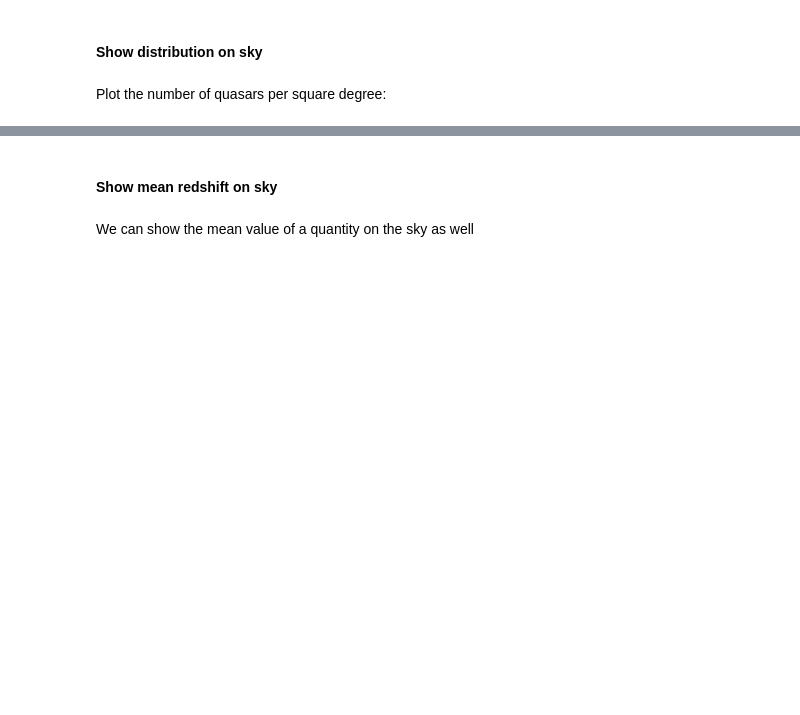
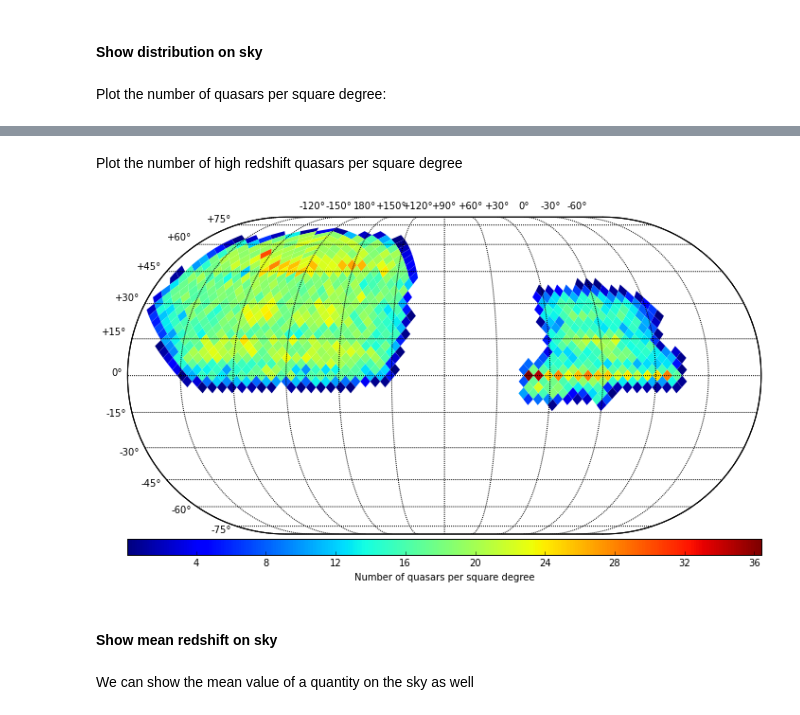
Before and after one commit to dkirkby/bossdata, a Jupyter notebook: examples/nb/MakingSkyPlots.ipynb, the cells around one changed output, grey strips where cells are left out. Cells and saved outputs as stored; diff of their text form; code cells hidden in the pictures; blank space fills up the shorter version.

```diff
--- a/examples/nb/MakingSkyPlots.ipynb
+++ b/examples/nb/MakingSkyPlots.ipynb
@@ -87,3 +128,11 @@ plt.show()
+# %% [markdown]
+Plot the number of high redshift quasars per square degree
+# %%
+plt.figure(figsize=(12,9))
+plot_sky(hiz_quasars['RA'].data, hiz_quasars['DEC'].data, label='Number of quasars per square degree')
+plt.show()
+# %% [output]
+[figure, added]
 # %% [markdown]
 #### Show mean redshift on sky
 # %% [markdown]
```
Also changed, not shown: parts of 19 cells of this notebook.
